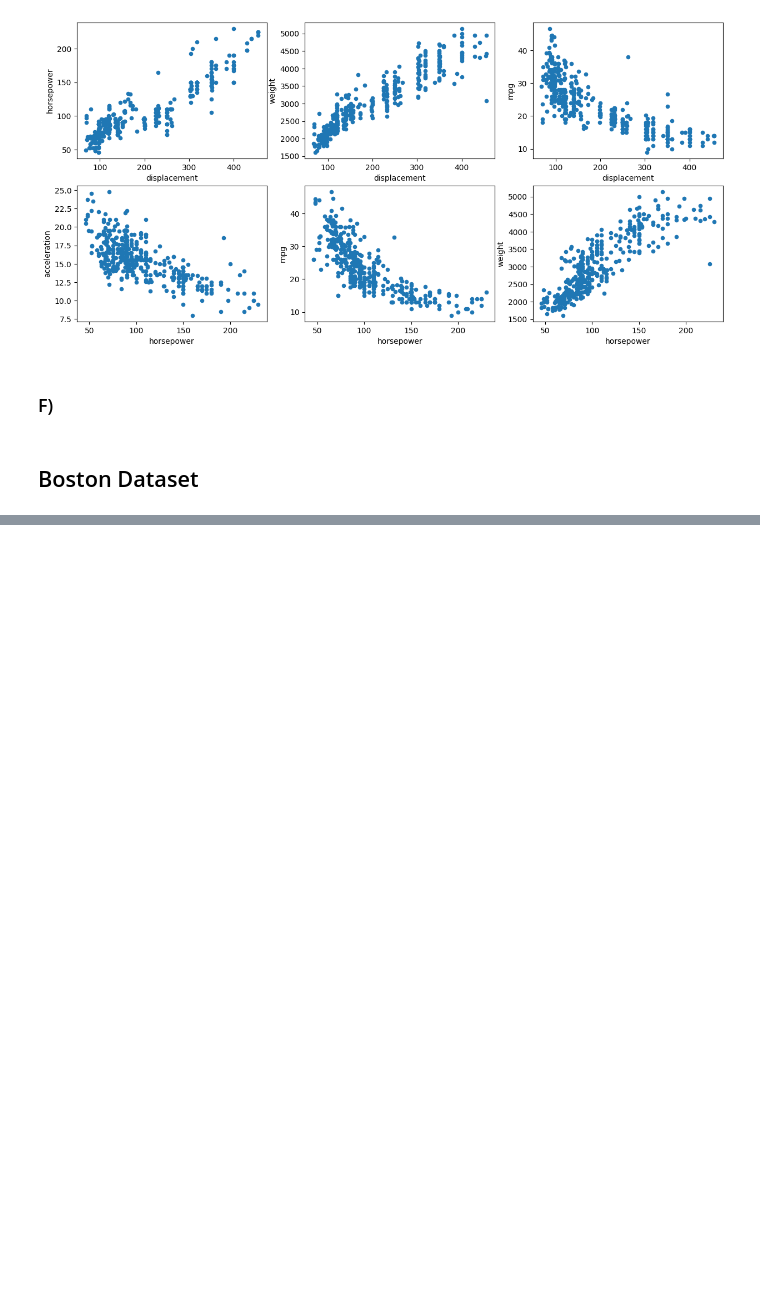
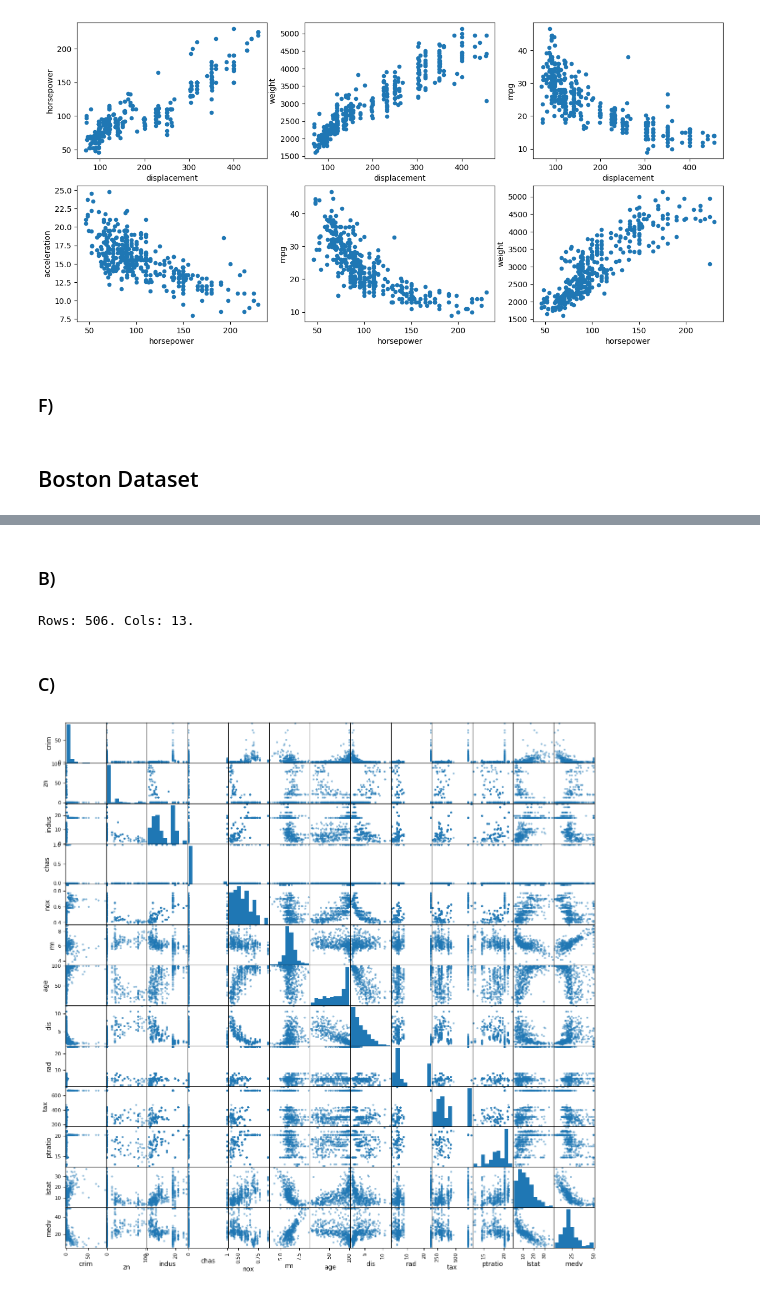
Before and after one commit to NDubelovskyi/ISLP, a Jupyter notebook: Chapter 2 Application.ipynb, the cells around one changed output, grey strips where cells are left out. Cells and saved outputs as stored; diff of their text form; code cells hidden in the pictures; blank space fills up the shorter version.

```diff
--- a/Chapter 2 Application.ipynb
+++ b/Chapter 2 Application.ipynb
@@ -439,0 +442,4 @@ plt.show()
+# %%
+from ISLP import load_data
+Boston = load_data('Boston')
+Boston
@@ -439,0 +460,15 @@ plt.show()
+# %% [markdown]
+### B)
+# %%
+print('Rows: {0}. Cols: {1}.'.format(Boston.shape[0], Boston.shape[1]))
+# Columns: predictors (crime rate, tax, age, etc)
+# Rows: samples (housing values of Boston suburbs)
+# %% [output]
+Rows: 506. Cols: 13.
+# %% [markdown]
+### C)
+# %%
+# pd.plotting.scatter_matrix?
+pd.plotting.scatter_matrix(Boston, figsize=(15,15));
+# %% [output]
+[figure, added]
```
Also changed, not shown: parts of 19 cells of this notebook.
